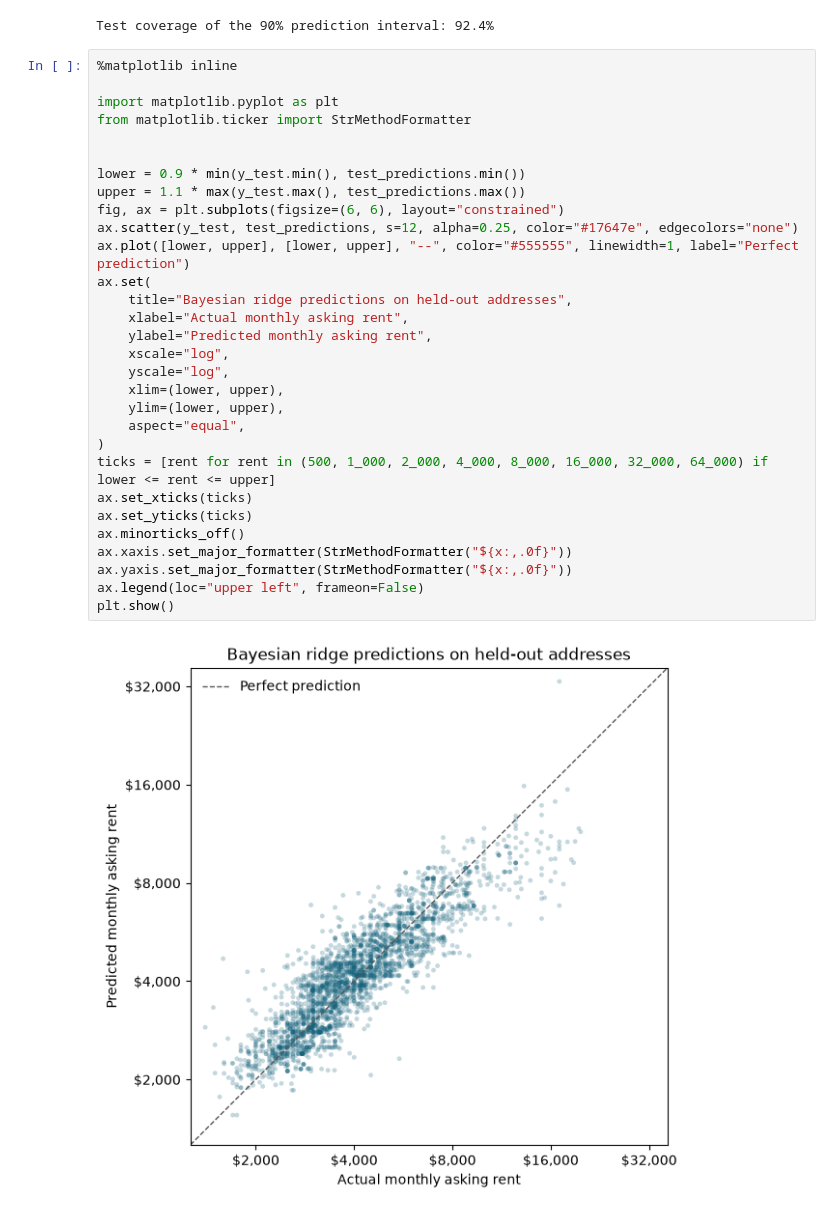
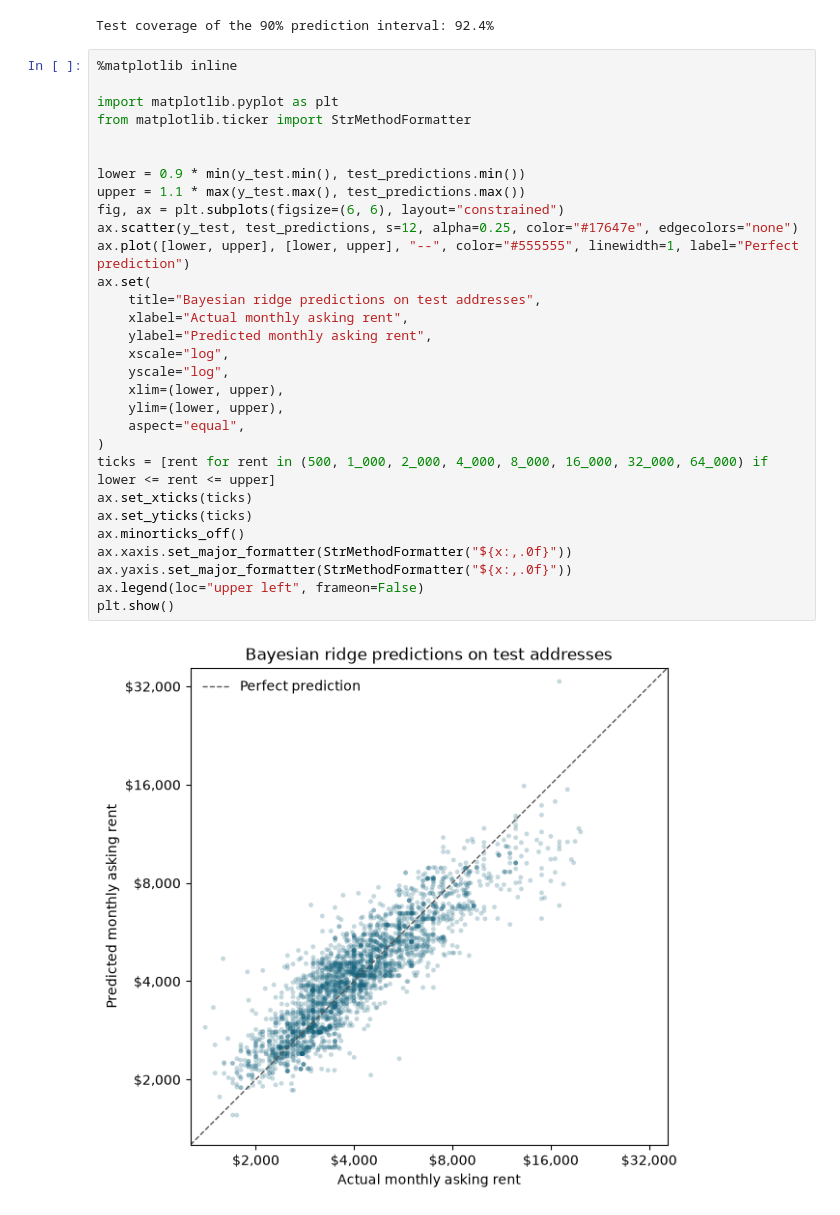
Before and after one commit to mshvartsberg/NYC-Rent-Prediction, a Jupyter notebook: bayesian_rent_regression.ipynb, the cells around one changed output. Cells and saved outputs as stored; diff of their text form.

Commit message:
update graph

```diff
--- a/bayesian_rent_regression.ipynb
+++ b/bayesian_rent_regression.ipynb
@@ -228,32 +224,32 @@ Test coverage of the 90% prediction interval: 92.4%
 # %%
 %matplotlib inline
 
 import matplotlib.pyplot as plt
 from matplotlib.ticker import StrMethodFormatter
 
 
 lower = 0.9 * min(y_test.min(), test_predictions.min())
 upper = 1.1 * max(y_test.max(), test_predictions.max())
 fig, ax = plt.subplots(figsize=(6, 6), layout="constrained")
 ax.scatter(y_test, test_predictions, s=12, alpha=0.25, color="#17647e", edgecolors="none")
 ax.plot([lower, upper], [lower, upper], "--", color="#555555", linewidth=1, label="Perfect prediction")
 ax.set(
-    title="Bayesian ridge predictions on held-out addresses",
+    title="Bayesian ridge predictions on test addresses",
     xlabel="Actual monthly asking rent",
     ylabel="Predicted monthly asking rent",
     xscale="log",
     yscale="log",
     xlim=(lower, upper),
     ylim=(lower, upper),
     aspect="equal",
 )
 ticks = [rent for rent in (500, 1_000, 2_000, 4_000, 8_000, 16_000, 32_000, 64_000) if lower <= rent <= upper]
 ax.set_xticks(ticks)
 ax.set_yticks(ticks)
 ax.minorticks_off()
 ax.xaxis.set_major_formatter(StrMethodFormatter("${x:,.0f}"))
 ax.yaxis.set_major_formatter(StrMethodFormatter("${x:,.0f}"))
 ax.legend(loc="upper left", frameon=False)
 plt.show()
 # %% [output]
-[figure, old version]
+[figure, new version]
```
Also changed, not shown: parts of 2 cells of this notebook.
